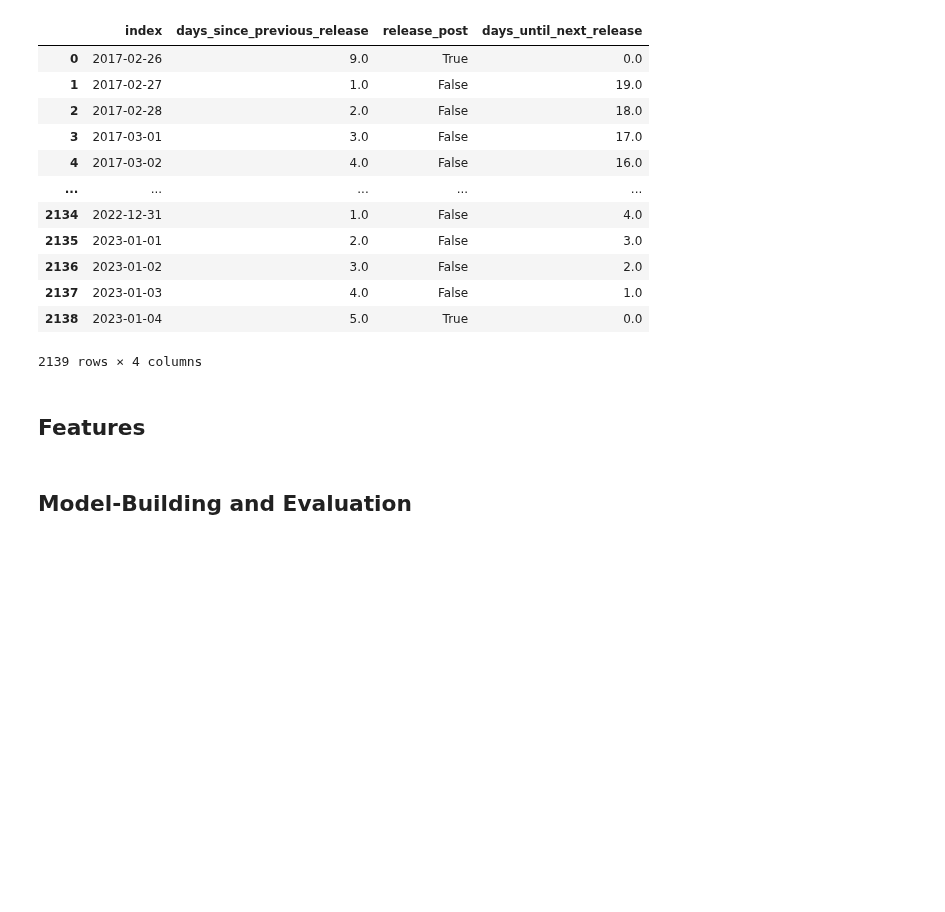
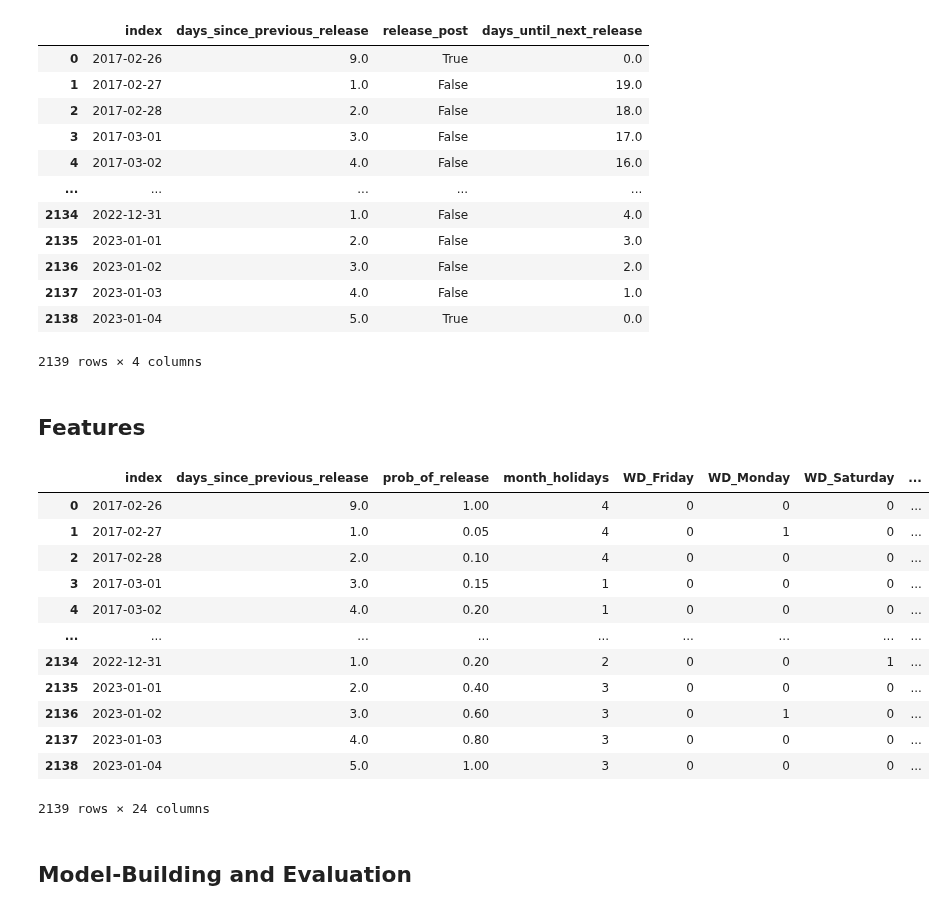
Before and after one commit to dmnapolitano/troon_release_prediction, a Jupyter notebook: Predict the Next Release - Time Series.ipynb, the cells around one changed output. Saved outputs shown, nothing was run; the diff lists cells and outputs as text; code cells hidden in the pictures; blank space fills up the shorter version.

```diff
--- a/Predict the Next Release - Time Series.ipynb
+++ b/Predict the Next Release - Time Series.ipynb
@@ -116,6 +121,22 @@ def get_features(df):
     return df
 # %%
 df = get_features(df)
+# %%
+df
+# %% [output]
+|  | index | days_since_previous_release | prob_of_release | month_holidays | WD_Friday | WD_Monday | WD_Saturday | ... |
+| 0 | 2017-02-26 | 9.0 | 1.00 | 4 | 0 | 0 | 0 | ... |
+| 1 | 2017-02-27 | 1.0 | 0.05 | 4 | 0 | 1 | 0 | ... |
+| 2 | 2017-02-28 | 2.0 | 0.10 | 4 | 0 | 0 | 0 | ... |
+| 3 | 2017-03-01 | 3.0 | 0.15 | 1 | 0 | 0 | 0 | ... |
+| 4 | 2017-03-02 | 4.0 | 0.20 | 1 | 0 | 0 | 0 | ... |
+| ... | ... | ... | ... | ... | ... | ... | ... | ... |
+| 2134 | 2022-12-31 | 1.0 | 0.20 | 2 | 0 | 0 | 1 | ... |
+| 2135 | 2023-01-01 | 2.0 | 0.40 | 3 | 0 | 0 | 0 | ... |
+| 2136 | 2023-01-02 | 3.0 | 0.60 | 3 | 0 | 1 | 0 | ... |
+| 2137 | 2023-01-03 | 4.0 | 0.80 | 3 | 0 | 0 | 0 | ... |
+| 2138 | 2023-01-04 | 5.0 | 1.00 | 3 | 0 | 0 | 0 | ... |
+2139 rows × 24 columns
 # %% [markdown]
 ## Model-Building and Evaluation
 # %%
```
Also changed, not shown: parts of 13 cells of this notebook.
